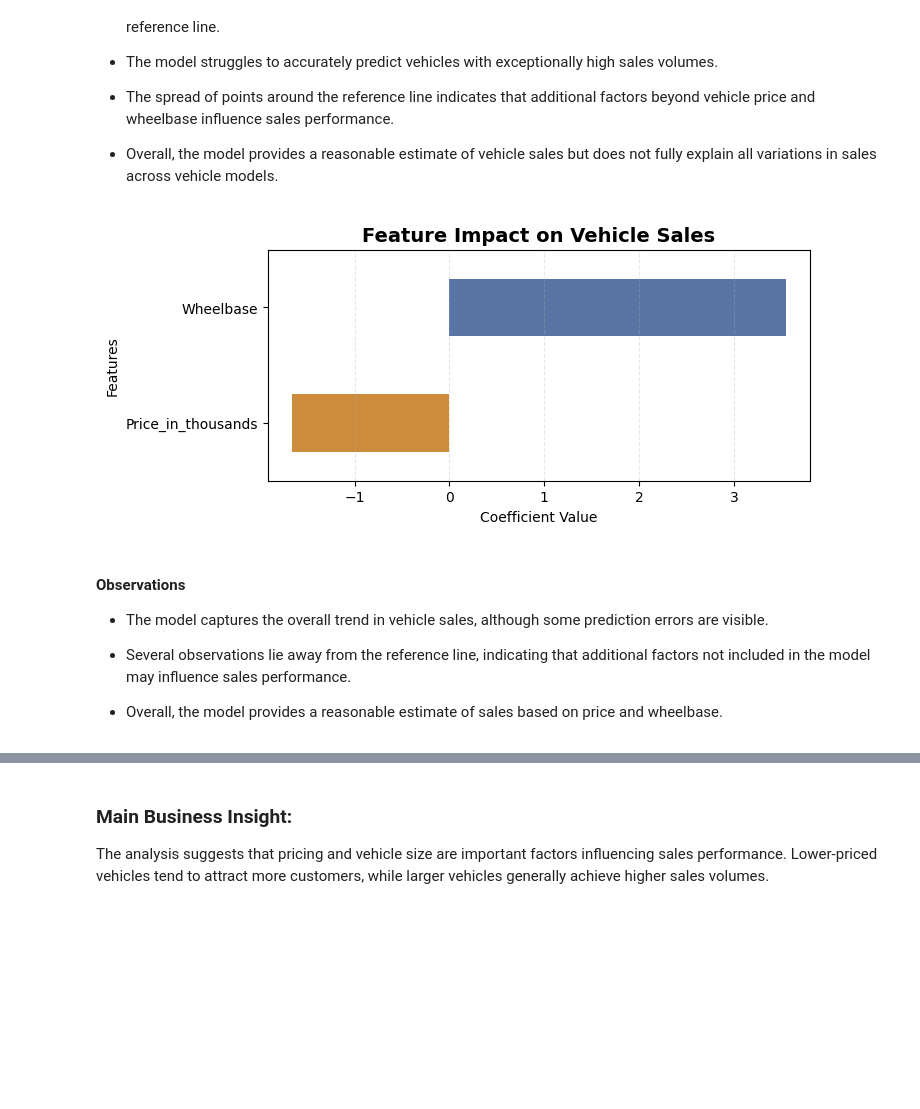
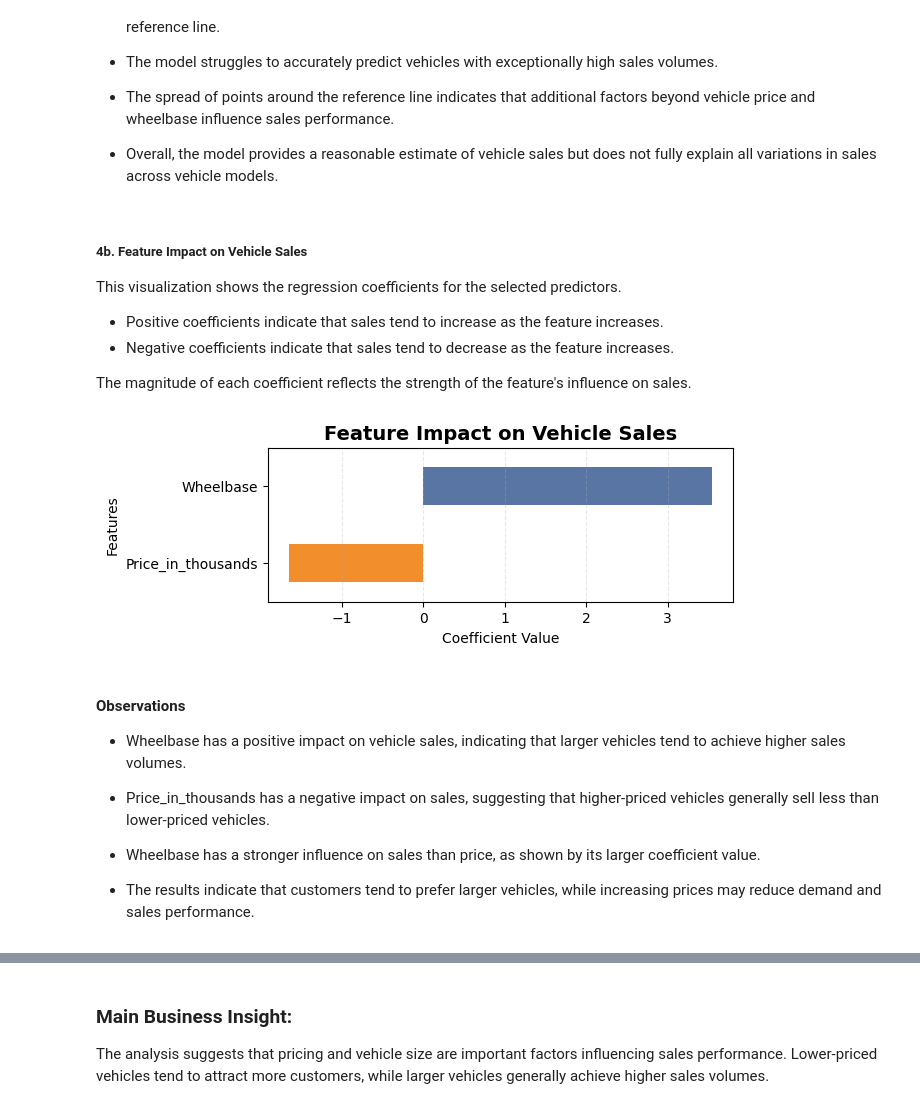
Before and after one commit to nnitika25-png/Car_sales, a Jupyter notebook: notebooks/04_Modeling_and_Insights.ipynb, the cells around one changed output, grey strips where cells are left out. Drawn from its saved outputs; the diff is of its cells as text; code cells hidden in the pictures; blank space fills up the shorter version.

Commit message:
Modelling file update

```diff
--- a/notebooks/04_Modeling_and_Insights.ipynb
+++ b/notebooks/04_Modeling_and_Insights.ipynb
@@ -260,40 +355,50 @@ plt.show()
 - The spread of points around the reference line indicates that additional factors beyond vehicle price and wheelbase influence sales performance.
 
 - Overall, the model provides a reasonable estimate of vehicle sales but does not fully explain all variations in sales across vehicle models.
+# %% [markdown]
+##### 4b. Feature Impact on Vehicle Sales
+This visualization shows the regression coefficients for the selected predictors.
+
+- Positive coefficients indicate that sales tend to increase as the feature increases.
+- Negative coefficients indicate that sales tend to decrease as the feature increases.
+
+The magnitude of each coefficient reflects the strength of the feature's influence on sales.
 # %%
 # Extract coefficients
 
 coefficients = model.params.drop("const")
 
-plt.figure(figsize=(7, 3))
+plt.figure(figsize=(6, 2))
 
-colors = ["#CC8C3C" if x < 0 else "#5875A4"
+colors = ["#F28E2B" if x < 0 else "#5875A4"
           for x in coefficients.values]
 
 coefficients.sort_values().plot(
     kind="barh",
     color=colors
 )
 
 plt.title(
     "Feature Impact on Vehicle Sales",
     fontsize=14,
     fontweight="bold"
 )
 
 plt.xlabel("Coefficient Value")
 plt.ylabel("Features")
 
 plt.grid(axis="x", linestyle="--", alpha=0.3)
 
 plt.show()
 # %% [output]
-[figure, old version]
+[figure, new version]
 # %% [markdown]
 #### Observations
 
-- The model captures the overall trend in vehicle sales, although some prediction errors are visible.
+- Wheelbase has a positive impact on vehicle sales, indicating that larger vehicles tend to achieve higher sales volumes.
 
-- Several observations lie away from the reference line, indicating that additional factors not included in the model may influence sales performance.
+- Price_in_thousands has a negative impact on sales, suggesting that higher-priced vehicles generally sell less than lower-priced vehicles.
 
-- Overall, the model provides a reasonable estimate of sales based on price and wheelbase.
+- Wheelbase has a stronger influence on sales than price, as shown by its larger coefficient value.
+
+- The results indicate that customers tend to prefer larger vehicles, while increasing prices may reduce demand and sales performance.
```
Also changed, not shown: parts of 16 cells of this notebook.
